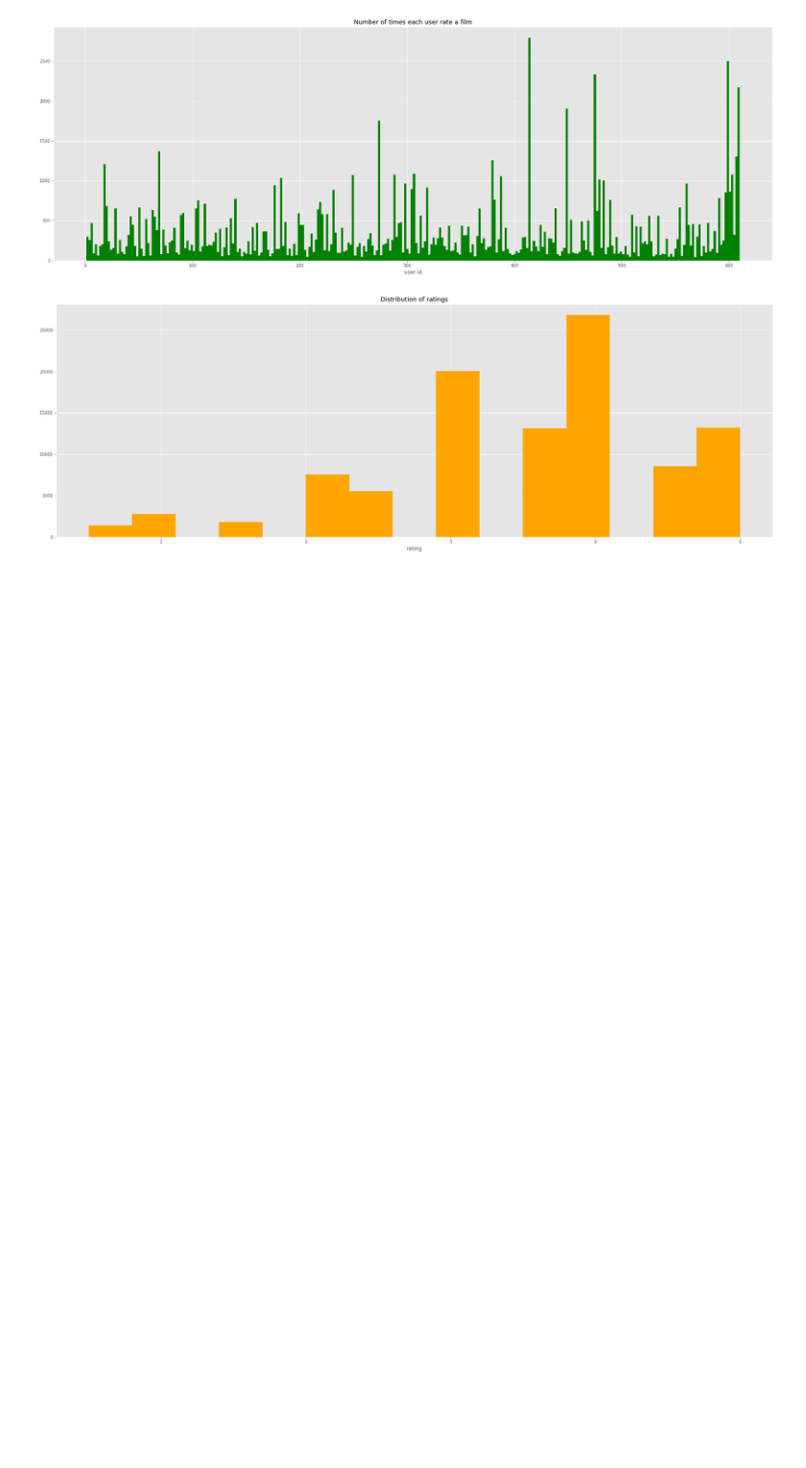
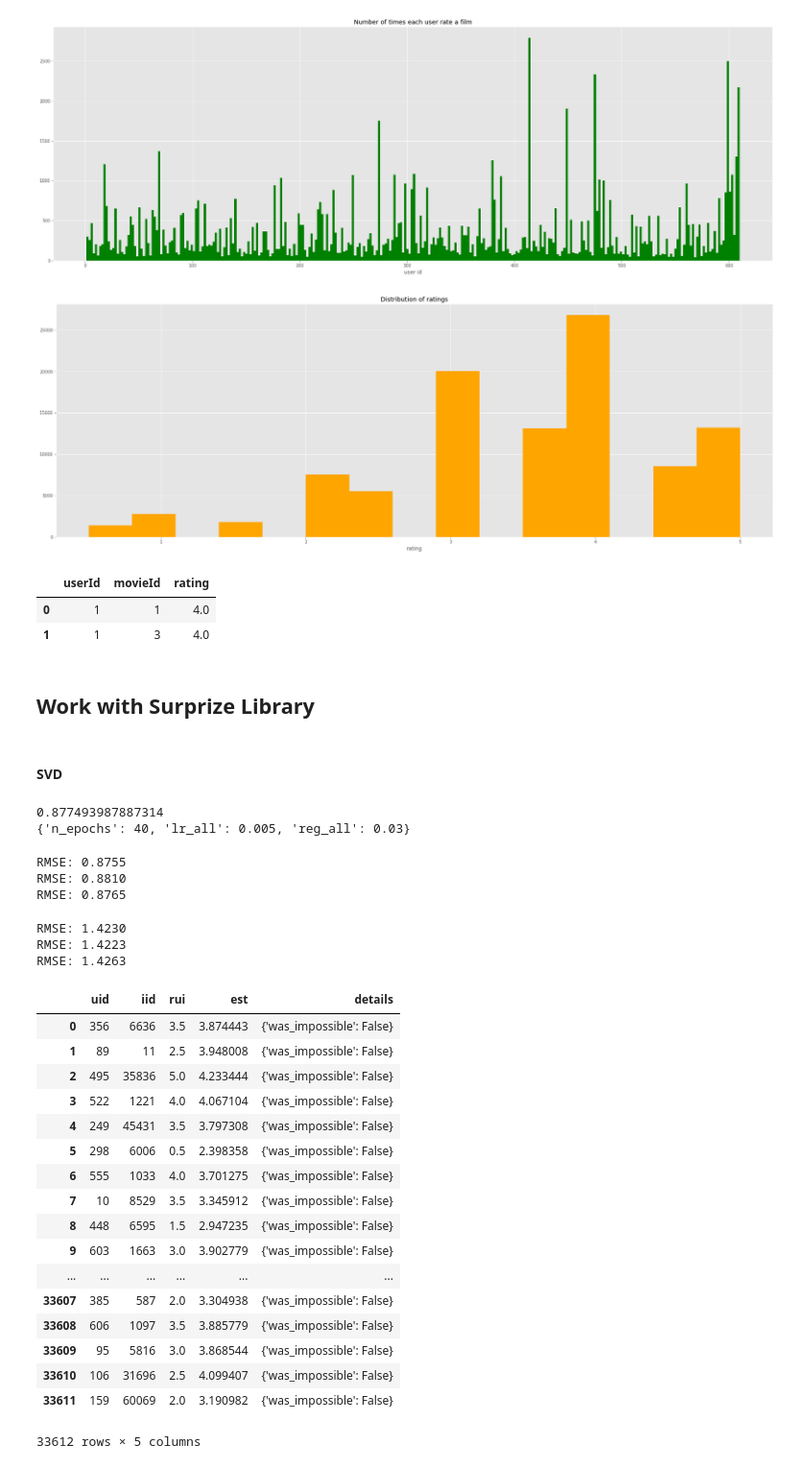
Before and after one commit to JuliaPetropavlovskaya/recommendation_system, a Jupyter notebook: MovieLens.ipynb, the cells around one changed output. Shown at 96% size. Drawn from its saved outputs; the diff is of its cells as text; code cells hidden in the pictures; blank space fills up the shorter version.

```diff
--- a/MovieLens.ipynb
+++ b/MovieLens.ipynb
@@ -110,3 +117,11 @@ plt.title("Distribution of ratings")
 plt.xlabel('rating');
 # %% [output]
 [figure]
+# %%
+ratings.head(2)
+# %% [output]
+|  | userId | movieId | rating |
+| 0 | 1 | 1 | 4.0 |
+| 1 | 1 | 3 | 4.0 |
+# %% [markdown]
+## Work with Surprize Library
@@ -112,0 +136,72 @@ plt.xlabel('rating');
+# %% [markdown]
+#### SVD
+# %%
+param_grid = {'n_epochs': [20,30,40], 'lr_all': [0.001, 0.005, 0.008],
+              'reg_all': [0.03, 0.02, 0.01]}
+gs = RandomizedSearchCV(SVD, param_grid, measures=['rmse'], cv=3)
+
+gs.fit(data)
+
+# best RMSE score
+print(gs.best_score['rmse'])
+
+# combination of parameters that gave the best RMSE score
+print(gs.best_params['rmse'])
+# %% [output]
+0.877493987887314
+{'n_epochs': 40, 'lr_all': 0.005, 'reg_all': 0.03}
+# %%
+# define a cross-validation iterator
+kf = KFold(n_splits=3)
+algo = SVD(n_epochs = 40, lr_all = 0.005, reg_all=0.03)
+
+for trainset, testset in kf.split(data):
+
+    # train and test algorithm.
+    algo.fit(trainset)
+    predictions = algo.test(testset)
+
+    # Compute and print Root Mean Squared Error
+    accuracy.rmse(predictions, verbose=True)
+# %% [output]
+RMSE: 0.8755
+RMSE: 0.8810
+RMSE: 0.8765
+# %%
+#BaseLine
+algo = NormalPredictor()
+for trainset, testset in kf.split(data):
+
+    # train and test algorithm.
+    algo.fit(trainset)
+    predictions = algo.test(testset)
+
+    # Compute and print Root Mean Squared Error
+    accuracy.rmse(predictions, verbose=True)
+# %% [output]
+RMSE: 1.4230
+RMSE: 1.4223
+RMSE: 1.4263
+# %%
+df_predictions = pd.DataFrame(predictions, columns=['uid', 'iid', 'rui', 'est', 'details'])
+# %%
+df_predictions
+# %% [output]
+|  | uid | iid | rui | est | details |
+| 0 | 356 | 6636 | 3.5 | 3.874443 | {'was_impossible': False} |
+| 1 | 89 | 11 | 2.5 | 3.948008 | {'was_impossible': False} |
+| 2 | 495 | 35836 | 5.0 | 4.233444 | {'was_impossible': False} |
+| 3 | 522 | 1221 | 4.0 | 4.067104 | {'was_impossible': False} |
+| 4 | 249 | 45431 | 3.5 | 3.797308 | {'was_impossible': False} |
+| 5 | 298 | 6006 | 0.5 | 2.398358 | {'was_impossible': False} |
+| 6 | 555 | 1033 | 4.0 | 3.701275 | {'was_impossible': False} |
+| 7 | 10 | 8529 | 3.5 | 3.345912 | {'was_impossible': False} |
+| 8 | 448 | 6595 | 1.5 | 2.947235 | {'was_impossible': False} |
+| 9 | 603 | 1663 | 3.0 | 3.902779 | {'was_impossible': False} |
+| ... | ... | ... | ... | ... | ... |
+| 33607 | 385 | 587 | 2.0 | 3.304938 | {'was_impossible': False} |
+| 33608 | 606 | 1097 | 3.5 | 3.885779 | {'was_impossible': False} |
+| 33609 | 95 | 5816 | 3.0 | 3.868544 | {'was_impossible': False} |
+| 33610 | 106 | 31696 | 2.5 | 4.099407 | {'was_impossible': False} |
+| 33611 | 159 | 60069 | 2.0 | 3.190982 | {'was_impossible': False} |
+33612 rows × 5 columns
```
Also changed, not shown: parts of 4 cells of this notebook.
